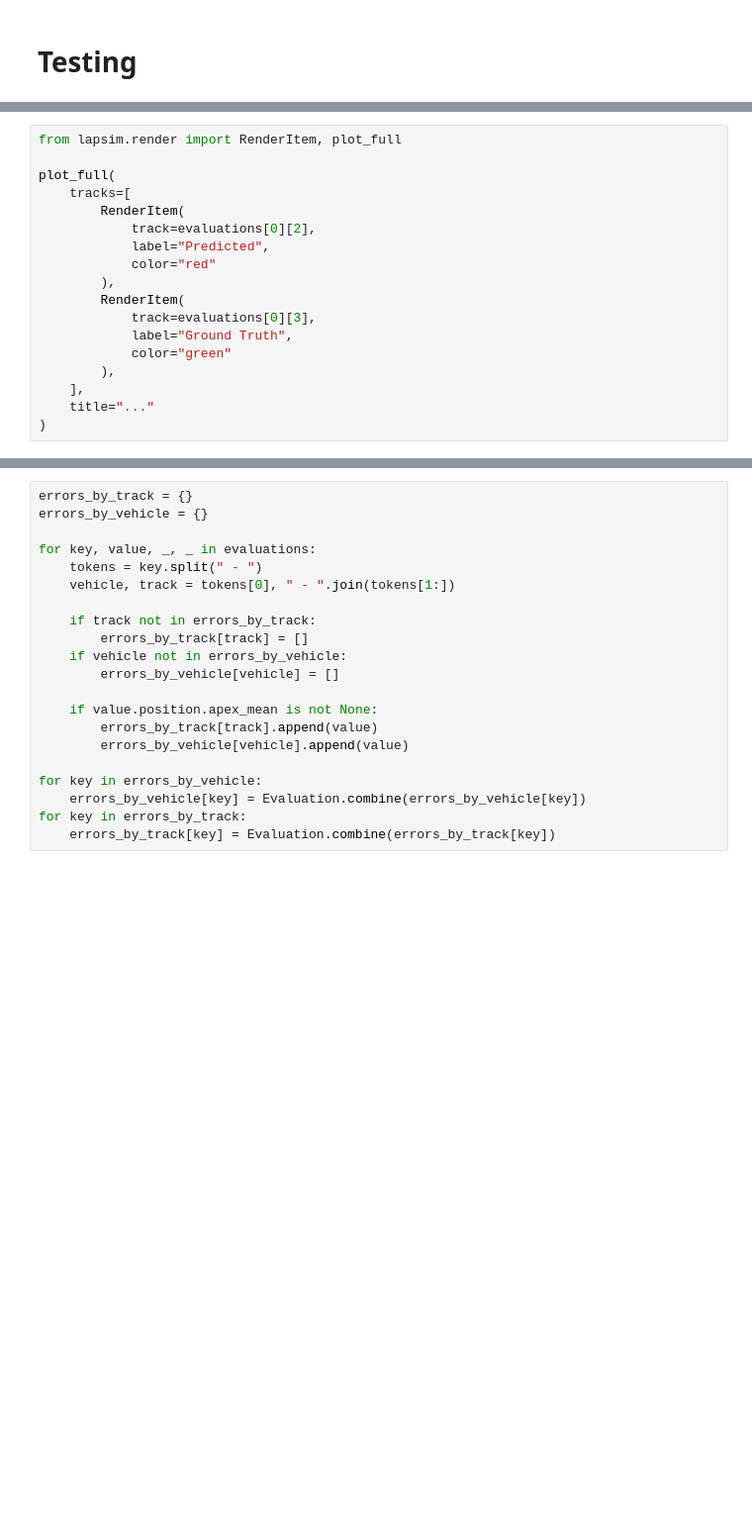
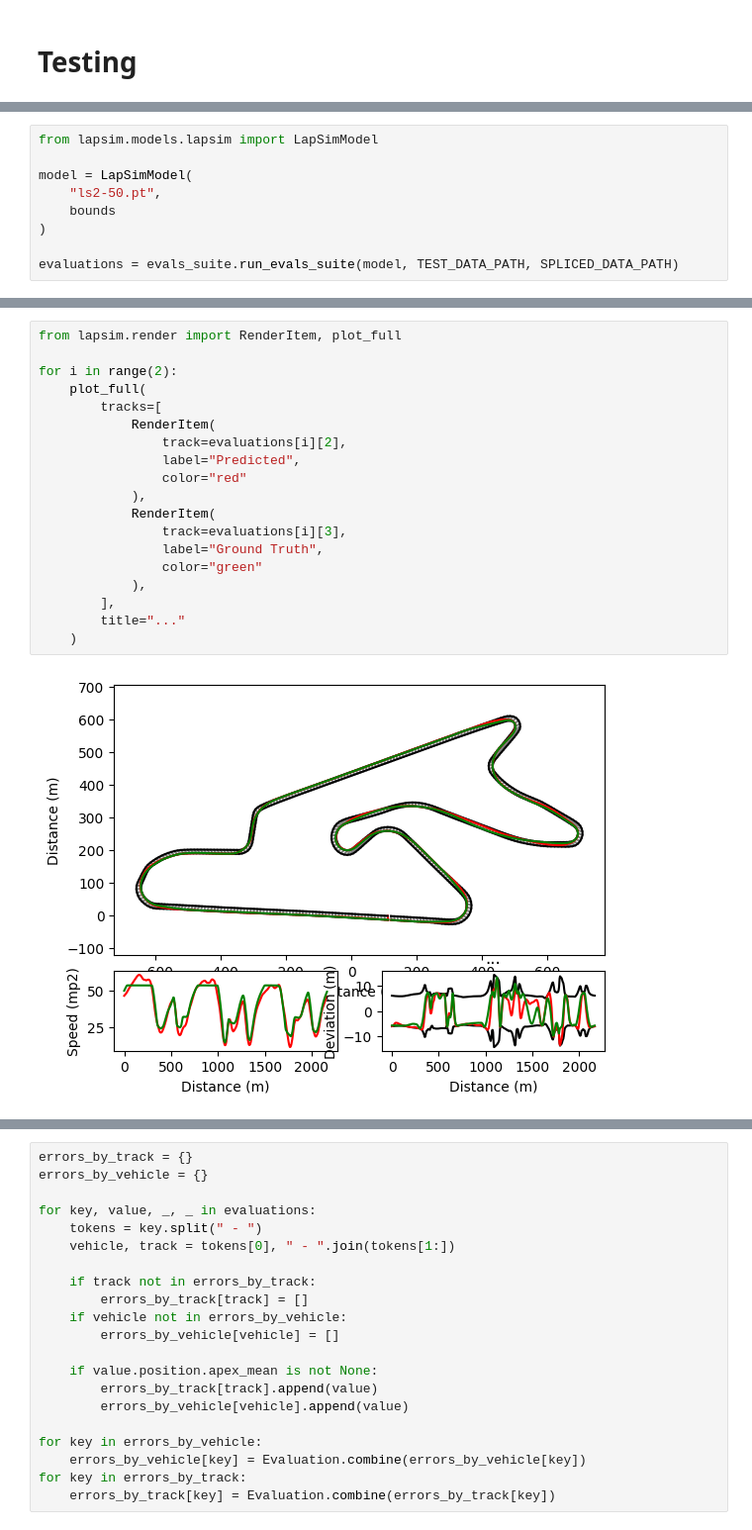
Before and after one commit to BelleGarlick/MlLapSim, a Jupyter notebook: notebooks/Results.ipynb, the cells around one changed output, grey strips where cells are left out. Shown at 99% size. Saved outputs shown, nothing was run; the diff lists cells and outputs as text; blank space fills up the shorter version.

Commit message:
Logger and Eval Changes

```diff
--- a/notebooks/Results.ipynb
+++ b/notebooks/Results.ipynb
@@ -115,0 +24,9 @@ print("Done")
+# %%
+from lapsim.models.lapsim import LapSimModel
+
+model = LapSimModel(
+    "ls2-50.pt",
+    bounds
+)
+
+evaluations = evals_suite.run_evals_suite(model, TEST_DATA_PATH, SPLICED_DATA_PATH)
@@ -116,18 +49,21 @@ print("Done")
 # %%
 from lapsim.render import RenderItem, plot_full
 
-plot_full(
-    tracks=[
-        RenderItem(
-            track=evaluations[0][2],
-            label="Predicted",
-            color="red"
-        ),
-        RenderItem(
-            track=evaluations[0][3],
-            label="Ground Truth",
-            color="green"
-        ),
-    ],
-    title="..."
-)
+for i in range(2):
+    plot_full(
+        tracks=[
+            RenderItem(
+                track=evaluations[i][2],
+                label="Predicted",
+                color="red"
+            ),
+            RenderItem(
+                track=evaluations[i][3],
+                label="Ground Truth",
+                color="green"
+            ),
+        ],
+        title="..."
+    )
+# %% [output]
+[figure, added]
```
Also changed, not shown: parts of 9 cells of this notebook, 20 other files.
